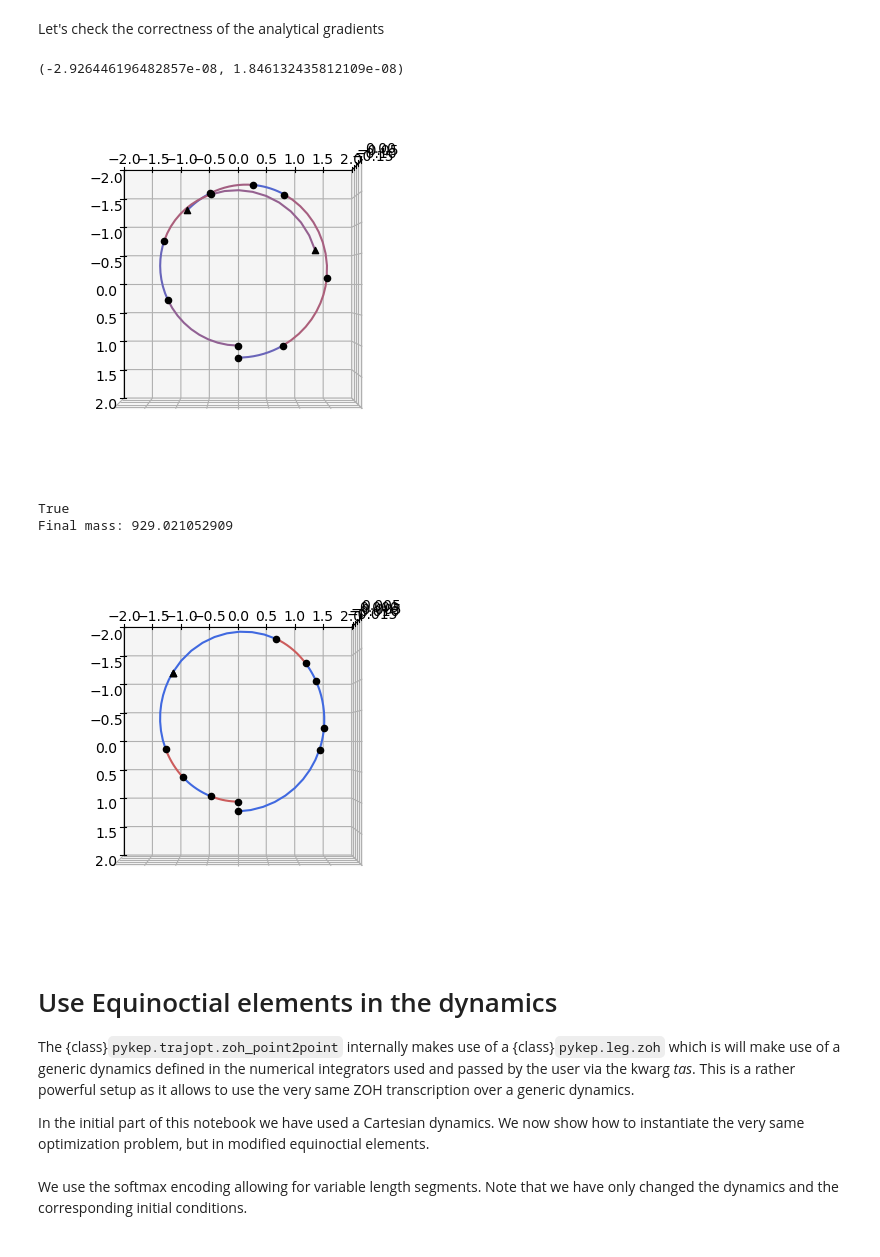
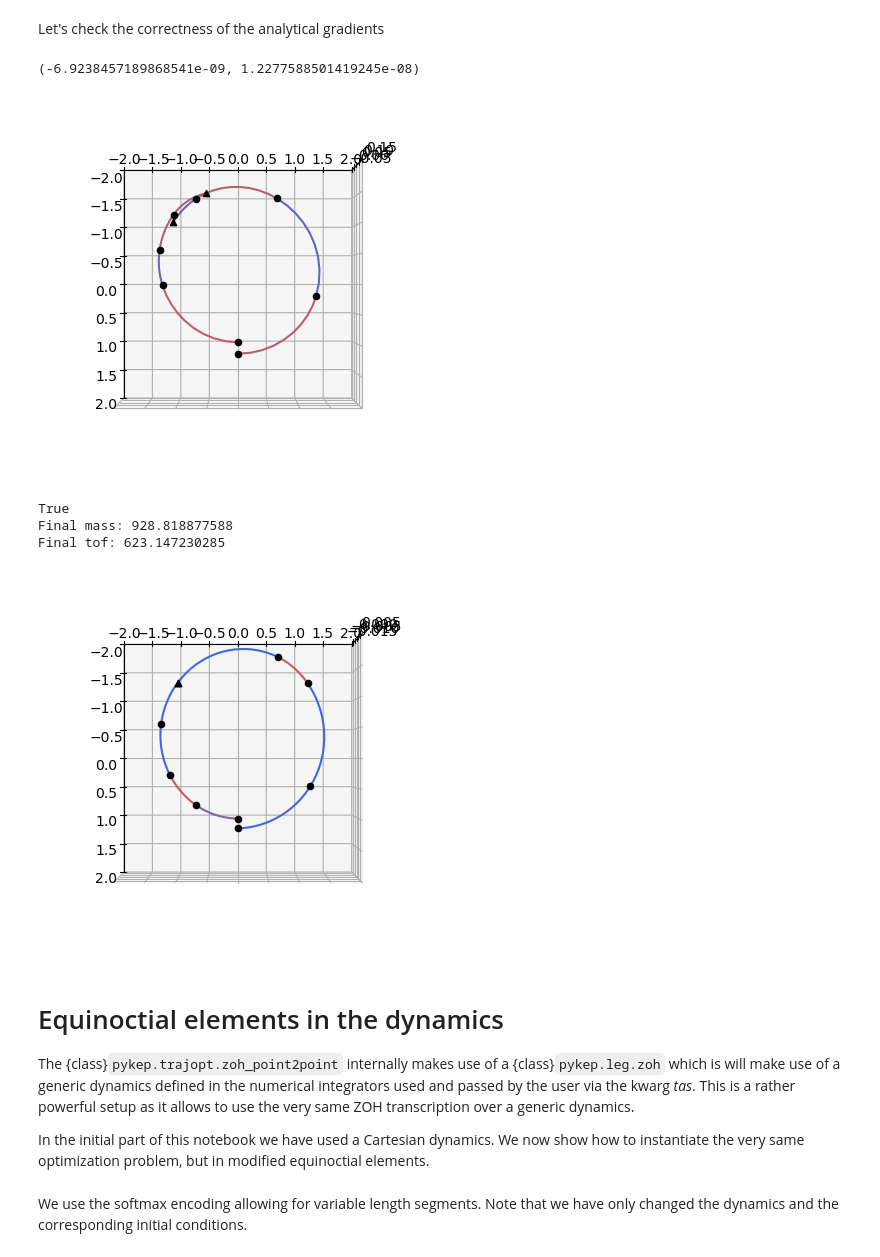
Before and after one commit to esa/kep3, a Jupyter notebook: doc/notebooks/udp_zoh_point2point.ipynb, the cells around one changed output. Cells and saved outputs as stored; diff of their text form; code cells hidden in the pictures.

```diff
--- a/doc/notebooks/udp_zoh_point2point.ipynb
+++ b/doc/notebooks/udp_zoh_point2point.ipynb
@@ -115,0 +120,13 @@ Let's now delve into both... First we setup a problem. Here we use the Keplerian
+# %%
+library_snopt72 = "/Users/dario.izzo/opt/libsnopt7_c.dylib"
+snopt72 = ppnf.snopt7(library=library_snopt72, minor_version=2, screen_output=False)
+snopt72.set_integer_option("Major iterations limit", 2000)
+snopt72.set_integer_option("Iterations limit", 20000)
+snopt72.set_numeric_option("Major optimality tolerance", 1e-10)
+snopt72.set_numeric_option("Major feasibility tolerance", 1e-12)
+
+slsqp = pg.nlopt("slsqp")
+slsqp.xtol_abs=1e-10
+slsqp.xtol_rel=1e-10
+slsqp.ftol_abs=1e-10
+algo = pg.algorithm(snopt72)
@@ -116,7 +135,7 @@ Let's now delve into both... First we setup a problem. Here we use the Keplerian
 # %%
 # Physical parameters
 max_thrust = 0.22 # N
-veff = 3000 * pk.G0 # m/s
+veff = 3000. * pk.G0 # m/s
 mu = pk.MU_SUN # m^3/s^2
 
 # Initial state (Cartesian)
@@ -183,10 +203,0 @@ udp = pk.trajopt.zoh_point2point(
-# %%
-snopt72 = "/Users/dario.izzo/opt/libsnopt7_c.dylib"
-uda = ppnf.snopt7(library=snopt72, minor_version=2, screen_output=False)
-uda.set_integer_option("Major iterations limit", 2000)
-uda.set_integer_option("Iterations limit", 20000)
-uda.set_numeric_option("Major optimality tolerance", 1e-5)
-uda.set_numeric_option("Major feasibility tolerance", 1e-12)
-
-# uda = pg.nlopt("slsqp")
-algo = pg.algorithm(uda)
@@ -227,16 +238,19 @@ ax.view_init(90,0)
 ## Now with softmax encoding:
 # %%
 # Throttles and tof
-nseg = 10
+nseg = 8
 udp = pk.trajopt.zoh_point2point(
     states=rs_nd + vs_nd,
     statef=rf_nd + vf_nd,
     ms=ms_nd,
     max_thrust=max_thrust / F,
-    tof_bounds=[200 * pk.DAY2SEC / TIME, 1000 * pk.DAY2SEC / TIME],
+    tof_bounds=[600 * pk.DAY2SEC / TIME, 700 * pk.DAY2SEC / TIME],
     mf_bounds=[0.2, 1],
     nseg=nseg,
     cut=0.6,
     tas=[ta, ta_var],
     time_encoding='softmax'
 )
+prob = pg.problem(udp)
+prob.c_tol = 1e-6
+pop = pg.population(prob, 1)
@@ -250,7 +259,7 @@ Let's check the correctness of the analytical gradients
 # %%
 (pg.estimate_gradient_h(udp.fitness, pop.champion_x, dx=1e-6)-udp.gradient(pop.champion_x)).min(), (pg.estimate_gradient_h(udp.fitness, pop.champion_x, dx=1e-6)-udp.gradient(pop.champion_x)).max()
 # %% [output]
-(-2.926446196482857e-08, 1.846132435812109e-08)
+(-6.9238457189868541e-09, 1.2277588501419245e-08)
 # %%
 x = pop.champion_x
 ax = udp.plot(x=x,N=10)
@@ -258,24 +267,26 @@ ax.set_xlim(-2.0,2.0)
 ax.set_ylim(-2.0,2.0)
 ax.view_init(90,0)
 # %% [output]
-[figure, old version]
+[figure, new version]
 # %%
 pop = algo.evolve(pop)
 print(prob.feasibility_f(pop.champion_f))
 print("Final mass:", pop.champion_x[0] * MASS)
+print("Final tof:", pop.champion_x[4*nseg+1] * TIME * pk.SEC2DAY)
 # %% [output]
 True
-Final mass: 929.021052909
+Final mass: 928.818877588
+Final tof: 623.147230285
 # %%
 x = pop.champion_x
-ax = udp.plot(x=x, N=10)
+ax = udp.plot(x=x, N=20)
 ax.set_xlim(-2.0,2.0)
 ax.set_ylim(-2.0,2.0)
 ax.view_init(90,0)
 # %% [output]
-[figure, old version]
+[figure, new version]
 # %% [markdown]
-# Use Equinoctial elements in the dynamics
+# Equinoctial elements in the dynamics
 The {class}`pykep.trajopt.zoh_point2point` internally makes use of a {class}`pykep.leg.zoh` which is will make use of a generic dynamics defined in the numerical integrators used and passed by the user via the kwarg *tas*.
 This is a rather powerful setup as it allows to use the very same ZOH transcription over a generic dynamics.
 
```
Also changed, not shown: parts of 30 cells of this notebook, 5 other files.
